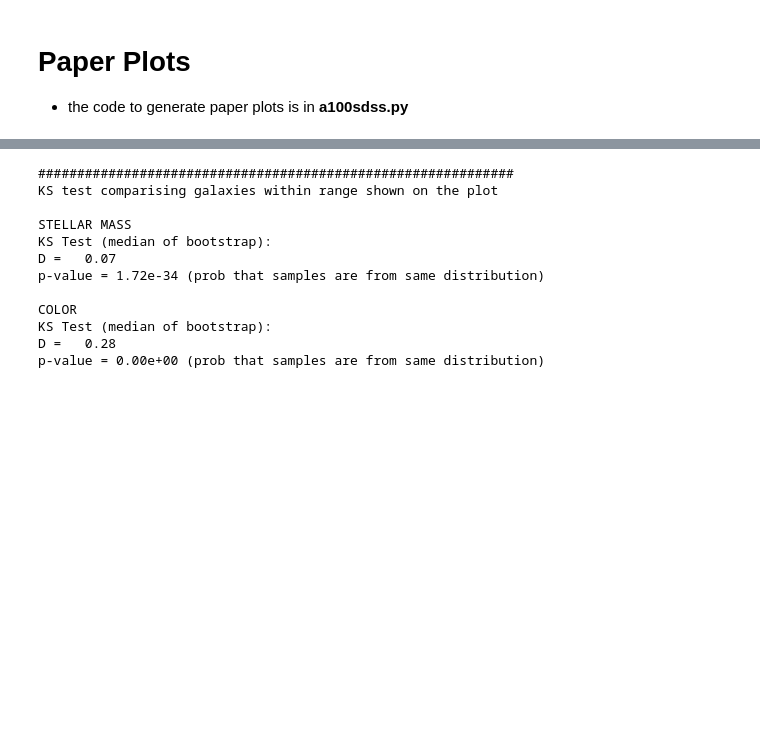
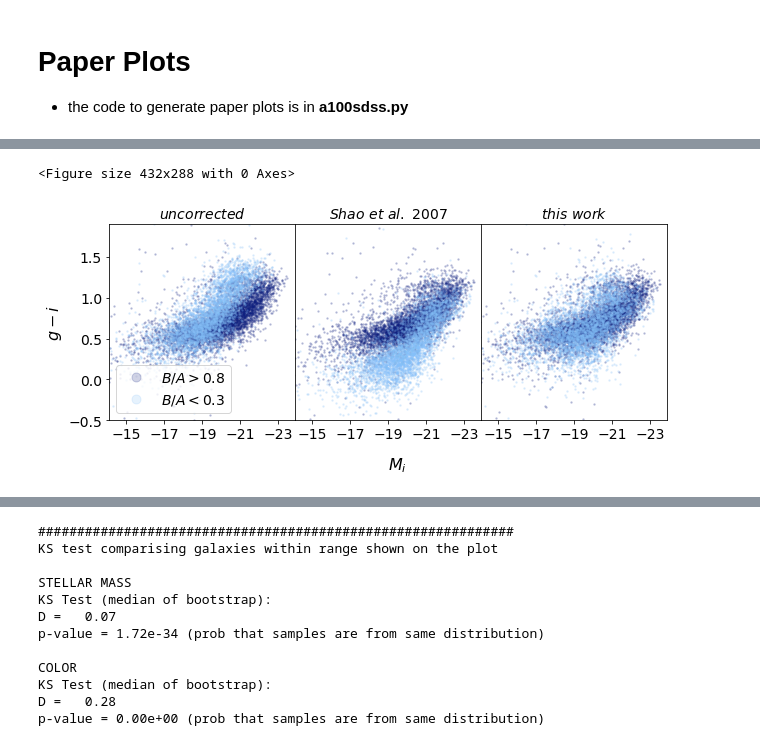
Before and after one commit to rfinn/APPSS, a Jupyter notebook: paper-plots-v1.ipynb, the cells around one changed output, grey strips where cells are left out. Saved outputs shown, nothing was run; the diff lists cells and outputs as text; code cells hidden in the pictures; blank space fills up the shorter version.

```diff
--- a/paper-plots-v1.ipynb
+++ b/paper-plots-v1.ipynb
@@ -134,0 +107,7 @@ p-value = 0.00e+00 (prob that samples are from same distribution)
+# %%
+os.chdir('/home/rfinn/research/APPSS/plots/')
+%run ~/github/APPSS/a100sdss.py
+p.figure1()
+# %% [output]
+<Figure size 432x288 with 0 Axes>
+[figure, added]
```
Also changed, not shown: parts of 19 cells of this notebook, 5 other files.
